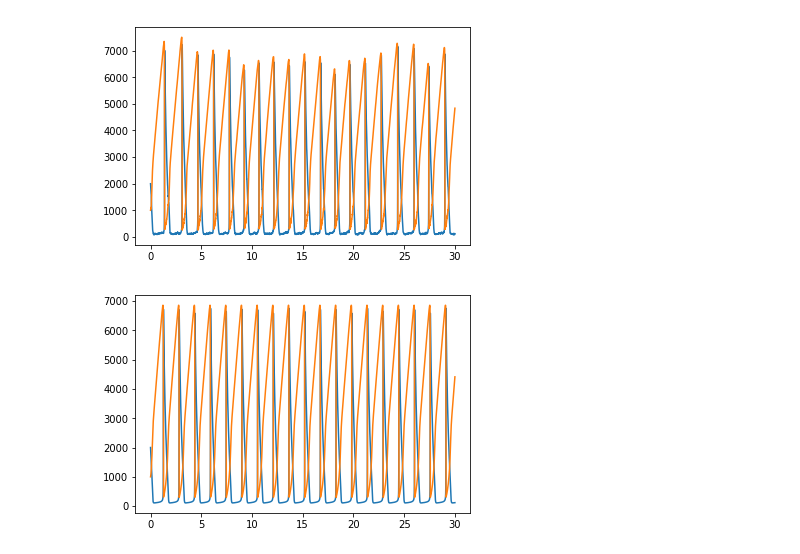
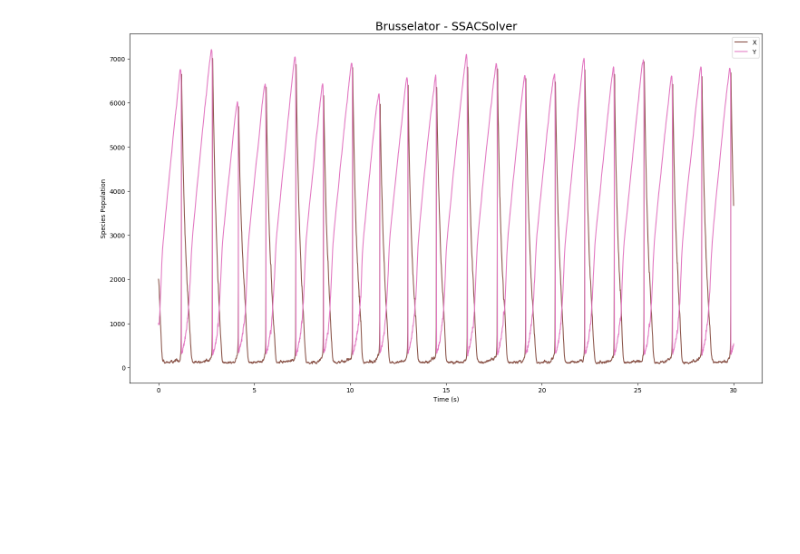
Before and after one commit to StochSS/GillesPy2, a Jupyter notebook: examples/BasicExamples/Brusselator.ipynb, the cells around one changed output. Drawn from its saved outputs; the diff is of its cells as text; code cells hidden in the pictures; blank space fills up the shorter version.

Commit message:
Edited notebooks to use builtin .plot() functionality, reran notebooks

```diff
--- a/examples/BasicExamples/Brusselator.ipynb
+++ b/examples/BasicExamples/Brusselator.ipynb
@@ -121,14 +121,6 @@ Wall time: 4.11 s
-# %%
-for species in model.species_to_plot:
-    if species == 'time': continue
-    plt.plot(results[0]['time'], results[0][species])
-# %% [output]
-[figure, removed]
 # %%
 ode_results = model.run(solver=BasicODESolver)
-# %%
-for species in model.species_to_plot:
-    if species == 'time': continue
-    plt.plot(ode_results[0]['time'], ode_results[0][species])
-# %% [output]
-[figure, removed]
+# %%
+results.plot(included_species_list=model.species_to_plot)
+# %% [output]
+[figure, added]
```
Also changed, not shown: parts of 2 cells of this notebook, 6 other files.
